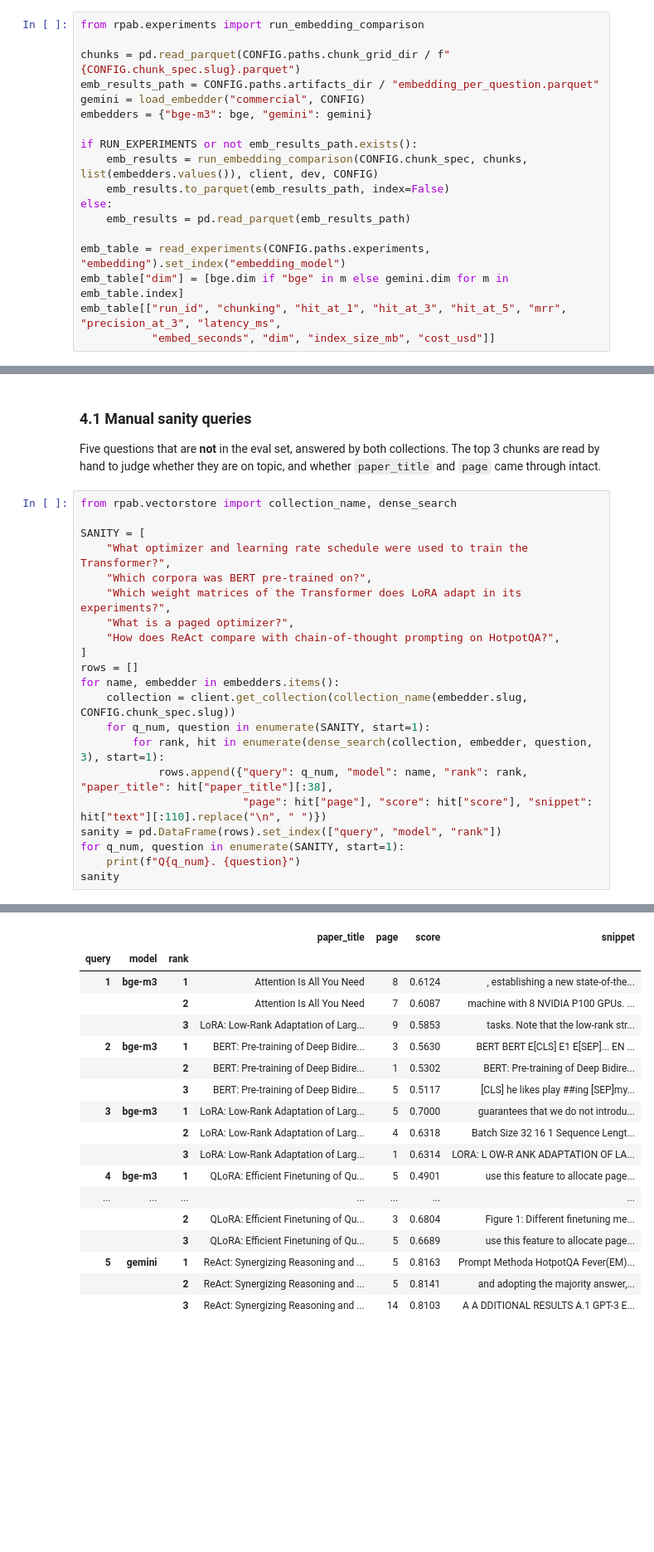
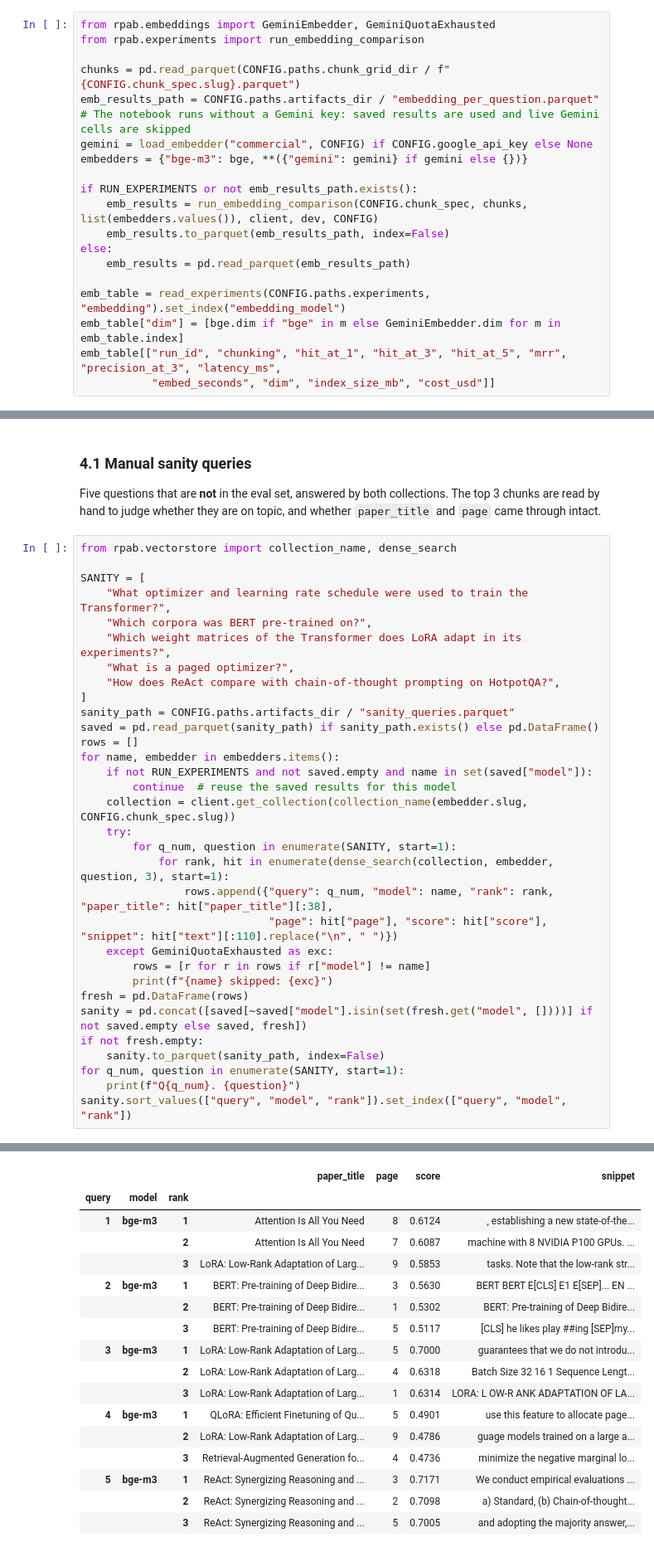
Before and after one commit to AHILL-0121/Research-Paper-Answer-Bot, a Jupyter notebook: backend/notebooks/capstone.ipynb, the cells around one changed output, grey strips where cells are left out. Shown at 83% size. Cells and saved outputs as stored; diff of their text form; blank space fills up the shorter version.

```diff
--- a/backend/notebooks/capstone.ipynb
+++ b/backend/notebooks/capstone.ipynb
@@ -633,12 +636,14 @@ Alon Talmor, Ori Yoran, Ronan Le Bras,
 
 Gemini requests carry 50 texts, are paced to stay under the per-minute token limit and retry with backoff on rate-limit errors. Every document vector is cached by text hash, so nothing is embedded twice. The local model is timed by re-embedding from scratch; Gemini's time is its first (uncached) run.
 # %%
+from rpab.embeddings import GeminiEmbedder, GeminiQuotaExhausted
 from rpab.experiments import run_embedding_comparison
 
 chunks = pd.read_parquet(CONFIG.paths.chunk_grid_dir / f"{CONFIG.chunk_spec.slug}.parquet")
 emb_results_path = CONFIG.paths.artifacts_dir / "embedding_per_question.parquet"
-gemini = load_embedder("commercial", CONFIG)
-embedders = {"bge-m3": bge, "gemini": gemini}
+# The notebook runs without a Gemini key: saved results are used and live Gemini cells are skipped
+gemini = load_embedder("commercial", CONFIG) if CONFIG.google_api_key else None
+embedders = {"bge-m3": bge, **({"gemini": gemini} if gemini else {})}
 
 if RUN_EXPERIMENTS or not emb_results_path.exists():
     emb_results = run_embedding_comparison(CONFIG.chunk_spec, chunks, list(embedders.values()), client, dev, CONFIG)
@@ -647,7 +652,7 @@ else:
     emb_results = pd.read_parquet(emb_results_path)
 
 emb_table = read_experiments(CONFIG.paths.experiments, "embedding").set_index("embedding_model")
-emb_table["dim"] = [bge.dim if "bge" in m else gemini.dim for m in emb_table.index]
+emb_table["dim"] = [bge.dim if "bge" in m else GeminiEmbedder.dim for m in emb_table.index]
 emb_table[["run_id", "chunking", "hit_at_1", "hit_at_3", "hit_at_5", "mrr", "precision_at_3", "latency_ms",
            "embed_seconds", "dim", "index_size_mb", "cost_usd"]]
 # %% [output]
@@ -687,15 +692,26 @@ SANITY = [
     "What is a paged optimizer?",
     "How does ReAct compare with chain-of-thought prompting on HotpotQA?",
 ]
+sanity_path = CONFIG.paths.artifacts_dir / "sanity_queries.parquet"
+saved = pd.read_parquet(sanity_path) if sanity_path.exists() else pd.DataFrame()
 rows = []
 for name, embedder in embedders.items():
+    if not RUN_EXPERIMENTS and not saved.empty and name in set(saved["model"]):
+        continue  # reuse the saved results for this model
     collection = client.get_collection(collection_name(embedder.slug, CONFIG.chunk_spec.slug))
-    for q_num, question in enumerate(SANITY, start=1):
-        for rank, hit in enumerate(dense_search(collection, embedder, question, 3), start=1):
-            rows.append({"query": q_num, "model": name, "rank": rank, "paper_title": hit["paper_title"][:38],
-                         "page": hit["page"], "score": hit["score"], "snippet": hit["text"][:110].replace("\n", " ")})
-sanity = pd.DataFrame(rows).set_index(["query", "model", "rank"])
+    try:
+        for q_num, question in enumerate(SANITY, start=1):
+            for rank, hit in enumerate(dense_search(collection, embedder, question, 3), start=1):
+                rows.append({"query": q_num, "model": name, "rank": rank, "paper_title": hit["paper_title"][:38],
+                             "page": hit["page"], "score": hit["score"], "snippet": hit["text"][:110].replace("\n", " ")})
+    except GeminiQuotaExhausted as exc:
+        rows = [r for r in rows if r["model"] != name]
+        print(f"{name} skipped: {exc}")
+fresh = pd.DataFrame(rows)
+sanity = pd.concat([saved[~saved["model"].isin(set(fresh.get("model", [])))] if not saved.empty else saved, fresh])
+if not fresh.empty:
+    sanity.to_parquet(sanity_path, index=False)
 for q_num, question in enumerate(SANITY, start=1):
     print(f"Q{q_num}. {question}")
-sanity
+sanity.sort_values(["query", "model", "rank"]).set_index(["query", "model", "rank"])
 # %% [output]
@@ -702,24 +719,23 @@ sanity
 Q1. What optimizer and learning rate schedule were used to train the Transformer?
 Q2. Which corpora was BERT pre-trained on?
 Q3. Which weight matrices of the Transformer does LoRA adapt in its experiments?
 Q4. What is a paged optimizer?
 Q5. How does ReAct compare with chain-of-thought prompting on HotpotQA?
 |  |  |  | paper_title | page | score | snippet |
 | query | model | rank |  |  |  |  |
 | 1 | bge-m3 | 1 | Attention Is All You Need | 8 | 0.6124 | , establishing a new state-of-the... |
 |  |  | 2 | Attention Is All You Need | 7 | 0.6087 | machine with 8 NVIDIA P100 GPUs. ... |
 |  |  | 3 | LoRA: Low-Rank Adaptation of Larg... | 9 | 0.5853 | tasks. Note that the low-rank str... |
 | 2 | bge-m3 | 1 | BERT: Pre-training of Deep Bidire... | 3 | 0.5630 | BERT BERT E[CLS] E1 E[SEP]... EN ... |
 |  |  | 2 | BERT: Pre-training of Deep Bidire... | 1 | 0.5302 | BERT: Pre-training of Deep Bidire... |
 |  |  | 3 | BERT: Pre-training of Deep Bidire... | 5 | 0.5117 | [CLS] he likes play ##ing [SEP]my... |
 | 3 | bge-m3 | 1 | LoRA: Low-Rank Adaptation of Larg... | 5 | 0.7000 | guarantees that we do not introdu... |
 |  |  | 2 | LoRA: Low-Rank Adaptation of Larg... | 4 | 0.6318 | Batch Size 32 16 1 Sequence Lengt... |
 |  |  | 3 | LoRA: Low-Rank Adaptation of Larg... | 1 | 0.6314 | LORA: L OW-R ANK ADAPTATION OF LA... |
 | 4 | bge-m3 | 1 | QLoRA: Efficient Finetuning of Qu... | 5 | 0.4901 | use this feature to allocate page... |
-| ... | ... | ... | ... | ... | ... | ... |
-|  |  | 2 | QLoRA: Efficient Finetuning of Qu... | 3 | 0.6804 | Figure 1: Different finetuning me... |
-|  |  | 3 | QLoRA: Efficient Finetuning of Qu... | 5 | 0.6689 | use this feature to allocate page... |
-| 5 | gemini | 1 | ReAct: Synergizing Reasoning and ... | 5 | 0.8163 | Prompt Methoda HotpotQA Fever(EM)... |
-|  |  | 2 | ReAct: Synergizing Reasoning and ... | 5 | 0.8141 | and adopting the majority answer,... |
-|  |  | 3 | ReAct: Synergizing Reasoning and ... | 14 | 0.8103 | A A DDITIONAL RESULTS A.1 GPT-3 E... |
+|  |  | 2 | LoRA: Low-Rank Adaptation of Larg... | 9 | 0.4786 | guage models trained on a large a... |
+|  |  | 3 | Retrieval-Augmented Generation fo... | 4 | 0.4736 | minimize the negative marginal lo... |
+| 5 | bge-m3 | 1 | ReAct: Synergizing Reasoning and ... | 3 | 0.7171 | We conduct empirical evaluations ... |
+|  |  | 2 | ReAct: Synergizing Reasoning and ... | 2 | 0.7098 | a) Standard, (b) Chain-of-thought... |
+|  |  | 3 | ReAct: Synergizing Reasoning and ... | 5 | 0.7005 | and adopting the majority answer,... |
 # %% [markdown]
```
Also changed, not shown: parts of 32 cells of this notebook, 1 other file.
